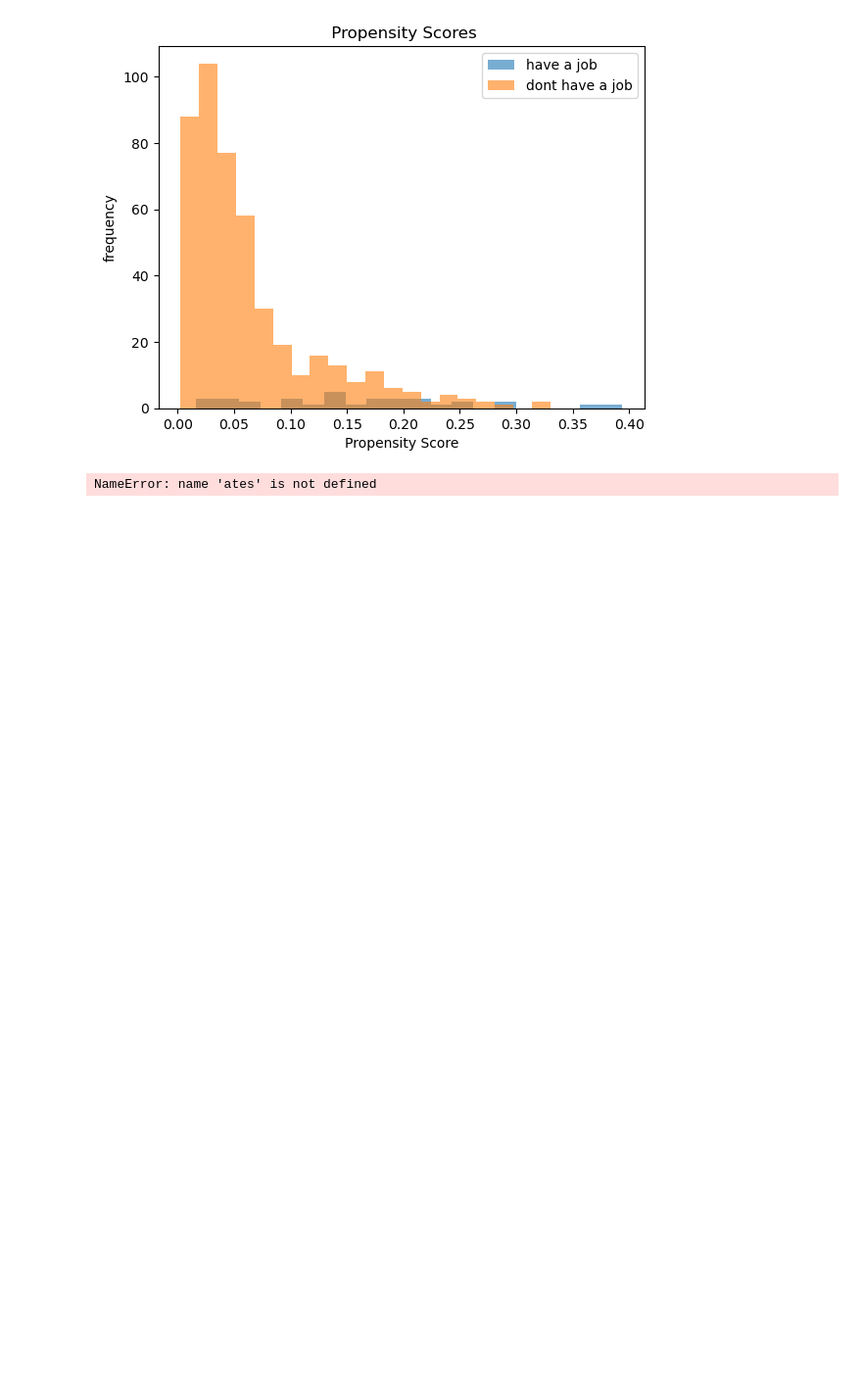
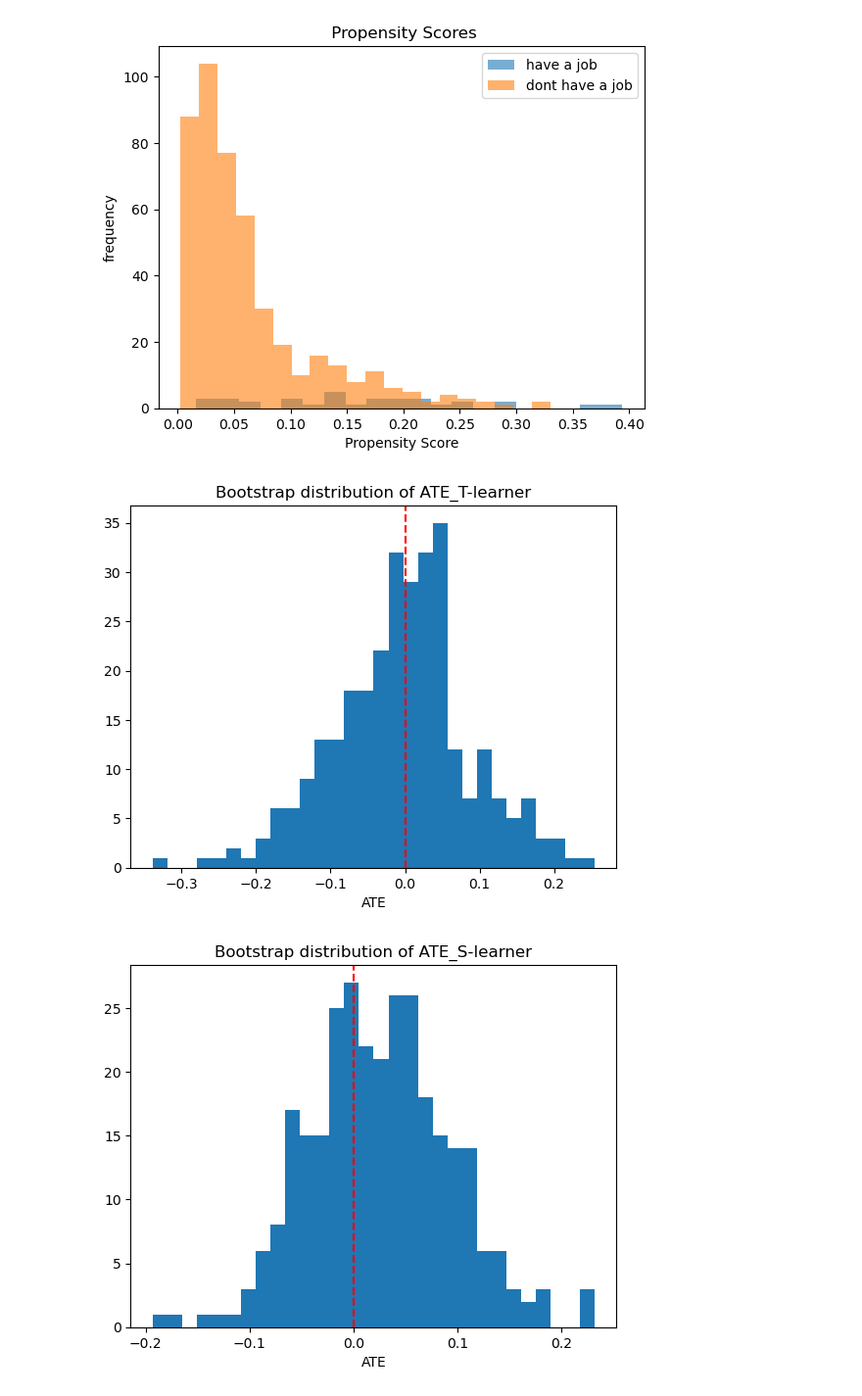
Before and after one commit to AmitKW11/causal-inference-project, a Jupyter notebook: Causual_project_code.ipynb, the cells around one changed output. Shown at 98% size. Saved outputs shown, nothing was run; the diff lists cells and outputs as text; code cells hidden in the pictures; blank space fills up the shorter version.

```diff
--- a/Causual_project_code.ipynb
+++ b/Causual_project_code.ipynb
@@ -74,16 +74,28 @@ def make_outcome_model_from_df(X_df, alpha=1.0):
 # %% [markdown]
 ## IPW
 # %%
-# ----- Propensity score -----
+import statsmodels.api as sm
+from sklearn.linear_model import LogisticRegression
+from sklearn.pipeline import Pipeline
+
+num_cols = [c for c in X.columns if pd.api.types.is_numeric_dtype(X[c])]
+cat_cols = [c for c in X.columns if c not in num_cols]
+
+#Propensity score
 ps_model = Pipeline([
     ("prep", ColumnTransformer(
         transformers=[
             ("num", SimpleImputer(strategy="median"), num_cols),
-            ("cat", OneHotEncoder(handle_unknown="ignore"), cat_cols)
-        ]
+            ("cat", Pipeline([
+                ("imputer", SimpleImputer(strategy="most_frequent")),
+                ("onehot", OneHotEncoder(handle_unknown="ignore"))
+            ]), cat_cols),
+        ],
+        remainder="drop"
     )),
     ("logit", LogisticRegression(max_iter=2000))
 ])
+
 
 ps_model.fit(X, T)
 ps = ps_model.predict_proba(X)[:, 1]
@@ -123,8 +135,8 @@ S-learner ATE: 0.021947109748995892
 # %% [markdown]
 ### T learner
 # %%
-model_t = make_outcome_model(X)
-model_c = make_outcome_model(X)
+model_t = make_outcome_model_from_df(X, alpha=1.0)
+model_c = make_outcome_model_from_df(X, alpha=1.0)
 
 model_t.fit(X[T == 1], Y[T == 1])
 model_c.fit(X[T == 0], Y[T == 0])
@@ -158,9 +170,10 @@ def bootstrap_s_learner(df, covariates, B=300, seed=0):
 
         ates.append(np.mean(m.predict(X1) - m.predict(X0)))
 
-    return np.percentile(ates, [2.5, 50, 97.5])
+    return np.array(ates), np.percentile(ates, [2.5, 50, 97.5])
 
-print("Bootstrap CI S-learner:", bootstrap_s_learner(df, covariates, B=300, seed=1))
+ates_s, ci_s = bootstrap_s_learner(df, covariates, B=300, seed=1)
+print("Bootstrap CI S-learner:", ci_s)
 # %% [output]
 Bootstrap CI S-learner: [-0.09205779  0.02638363  0.16163106]
 # %%
@@ -195,4 +208,7 @@ def bootstrap_t_learner(df, covariates, B=300, seed=0):
 
         ates.append(np.mean(Y1_hat - Y0_hat))
 
-    return np.percentile(ates, [2.5, 50, 97.5])
+    return np.array(ates), np.percentile(ates, [2.5, 50, 97.5])
+
+ates_t, ci_t = bootstrap_t_learner(df, covariates, B=300, seed=1)
+print("Bootstrap CI T-learner:", ci_t)
@@ -221,10 +228,17 @@ plt.show()
 # %% [output]
 [figure]
 # %%
-plt.hist(ates, bins=30)
+plt.hist(ates_t, bins=30)
 plt.axvline(0, color='red', linestyle='--')
-plt.title("Bootstrap distribution of ATE")
+plt.title("Bootstrap distribution of ATE_T-learner")
 plt.xlabel("ATE")
 plt.show()
+
+plt.hist(ates_s, bins=30)
+plt.axvline(0, color='red', linestyle='--')
+plt.title("Bootstrap distribution of ATE_S-learner")
+plt.xlabel("ATE")
+plt.show()
 # %% [output]
-NameError: name 'ates' is not defined
+[figure, added]
+[figure, added]
```
Also changed, not shown: parts of 7 cells of this notebook.
